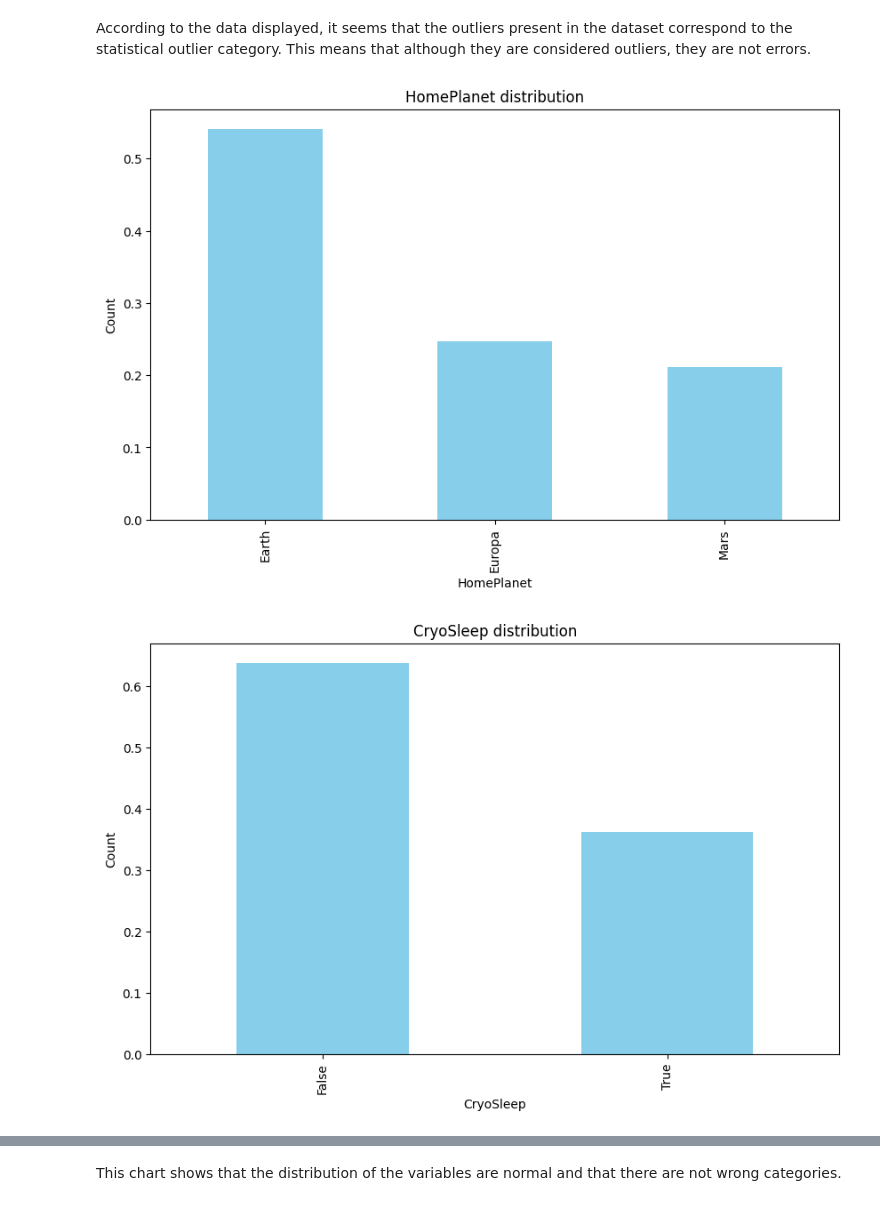
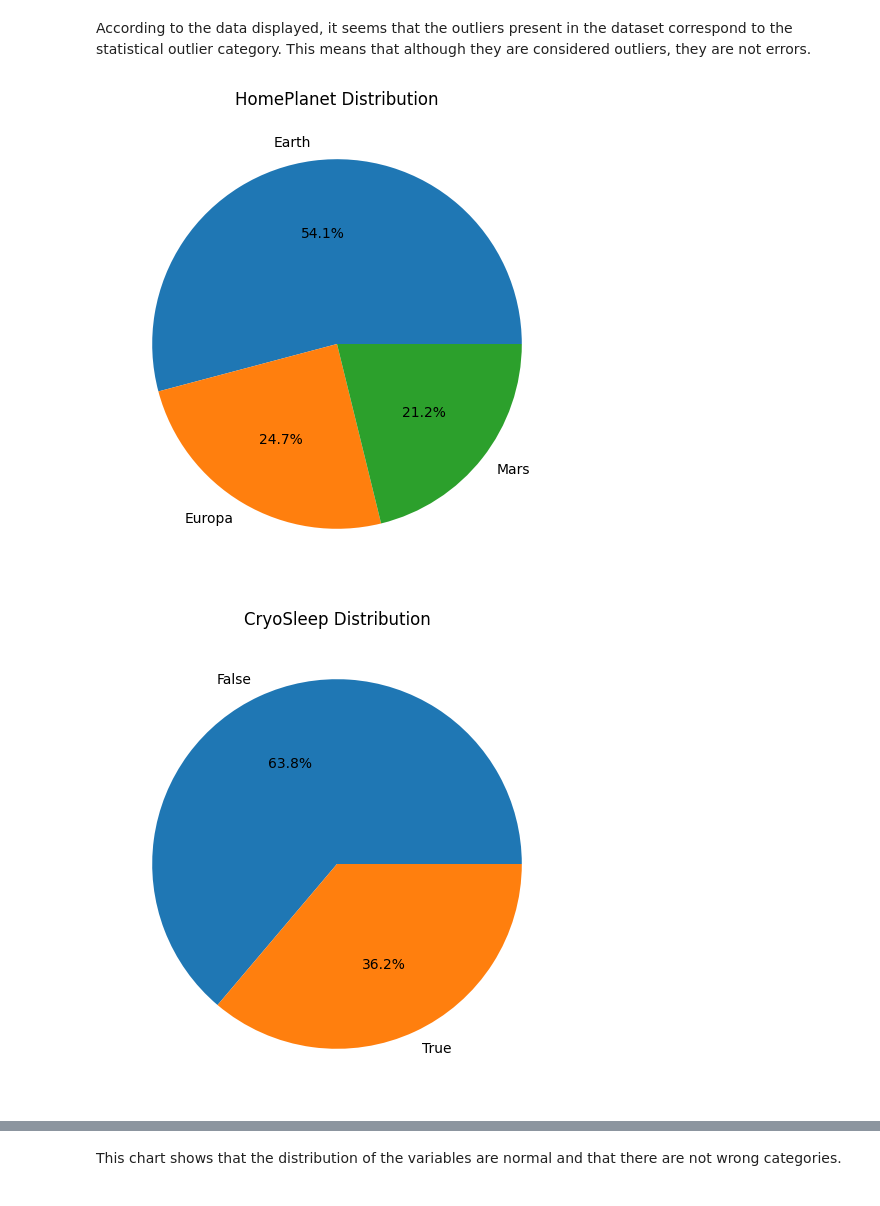
Before and after one commit to FEFO2/Spaceship-titanic, a Jupyter notebook: src/01.data_description.ipynb, the cells around one changed output, grey strips where cells are left out. Saved outputs shown, nothing was run; the diff lists cells and outputs as text; code cells hidden in the pictures.

```diff
--- a/src/01.data_description.ipynb
+++ b/src/01.data_description.ipynb
@@ -163,14 +163,13 @@ plot_numerical_data(total_data)
 According to the data displayed, it seems that the outliers present in the dataset correspond to the statistical outlier category. This means that although they are considered outliers, they are not errors.
 # %%
 cat_variables = ['HomePlanet', 'CryoSleep', 'Destination', 'VIP', 'Transported']
-
 for var in cat_variables:
-    plt.figure(figsize=(10, 6))
-    total_data[var].value_counts(normalize=True).plot(kind='bar', color='skyblue')
-    plt.title(f'{var} distribution')
-    plt.xlabel(var)
-    plt.ylabel('Count')
+    plt.figure(figsize=(10,6))
+    plt.pie(x=total_data[var].value_counts(),
+            labels=total_data[var].value_counts().index,
+            autopct="%1.1f%%")
+    plt.title(var+" "+"Distribution")
     plt.show()
 # %% [output]
-[figure, old version]
+[figure, new version]
-[figure, old version]
+[figure, new version]
```
Also changed, not shown: parts of 1 cell of this notebook, 2 other files.
